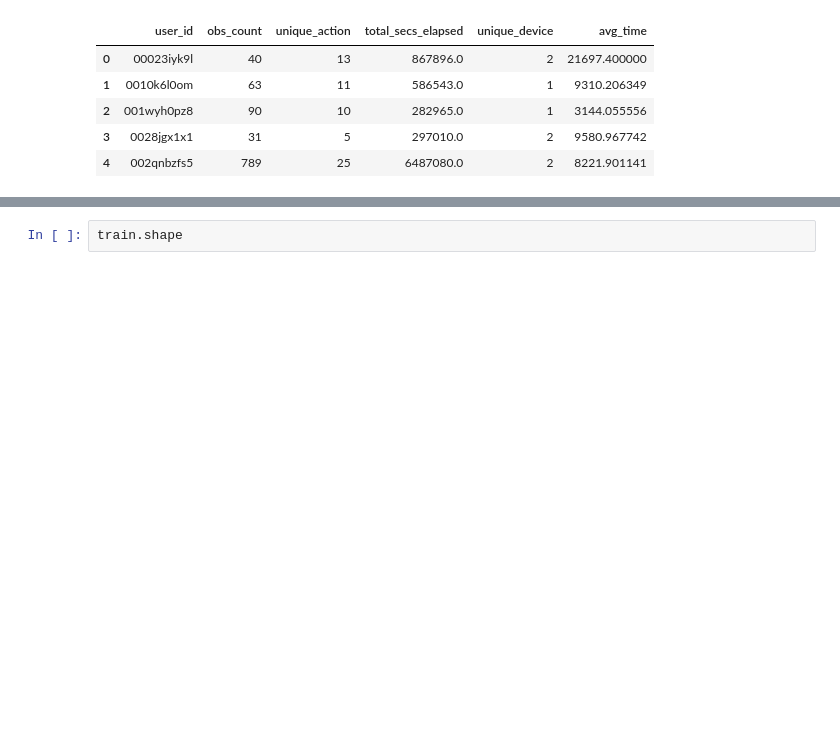
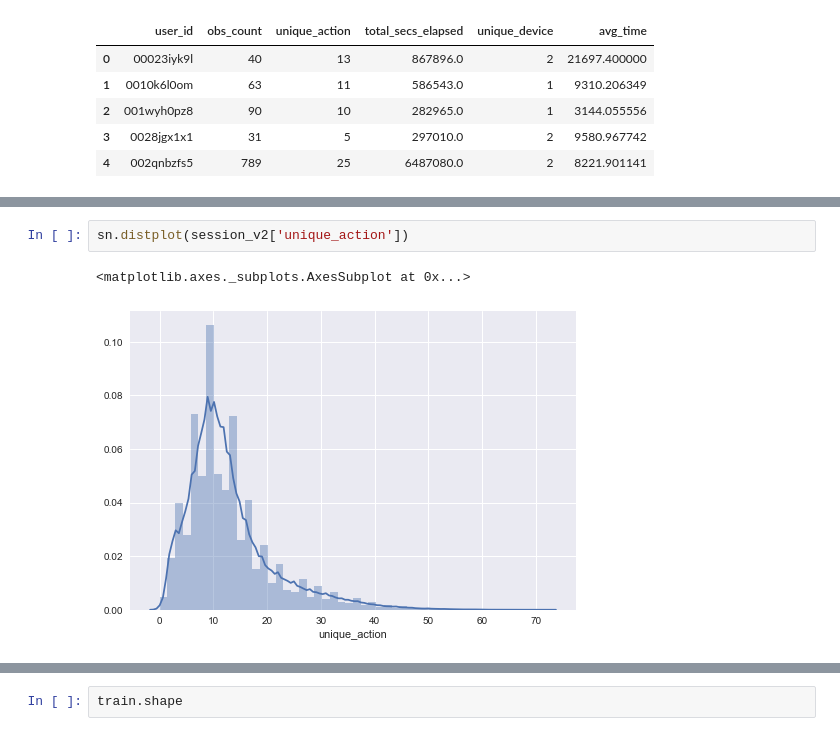
Before and after one commit to bkennedy04/msia420_airbnb_prediction, a Jupyter notebook: src/Airbnb 2.26.18 - Data Cleansing & Feature Creation.ipynb, the cells around one changed output, grey strips where cells are left out. Cells and saved outputs as stored; diff of their text form; blank space fills up the shorter version.

```diff
--- a/src/Airbnb 2.26.18 - Data Cleansing & Feature Creation.ipynb
+++ b/src/Airbnb 2.26.18 - Data Cleansing & Feature Creation.ipynb
@@ -610,0 +462,5 @@ train.head()
+# %%
+sn.distplot(session_v2['unique_action'])
+# %% [output]
+<matplotlib.axes._subplots.AxesSubplot at 0x...>
+[figure, added]
```
Also changed, not shown: parts of 88 cells of this notebook.
